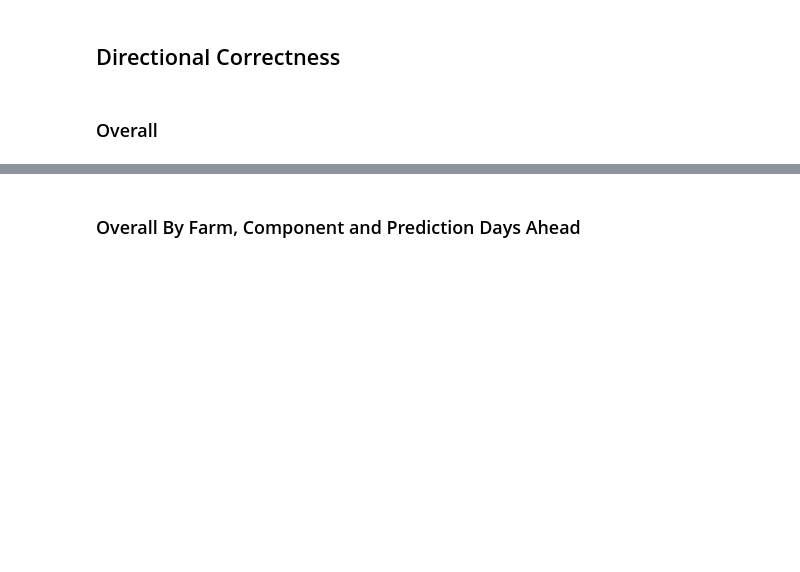
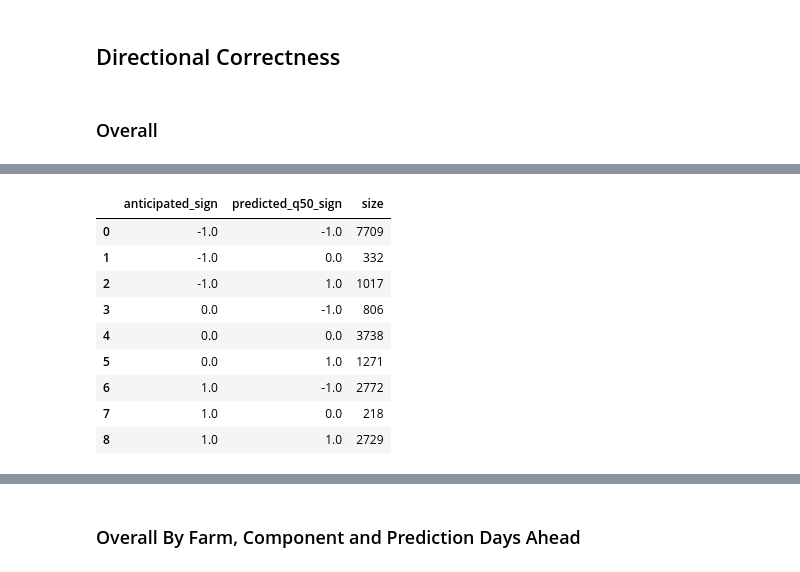
Before and after one commit to pmccarthy-bowery/analyses, a Jupyter notebook: 20220707 - Inflight Backfill vs Actual.ipynb, the cells around one changed output, grey strips where cells are left out. Saved outputs shown, nothing was run; the diff lists cells and outputs as text; code cells hidden in the pictures; blank space fills up the shorter version.

```diff
--- a/20220707 - Inflight Backfill vs Actual.ipynb
+++ b/20220707 - Inflight Backfill vs Actual.ipynb
@@ -124,3 +122,37 @@ array([[7221,  310,  961],
+# %%
+N_PREDICTION_DAYS_AHEAD = 5
+
+directional_confusion_matrix_interpretation = (
+    data_df
+    .query('PREDICTION_DAYS_AHEAD <= @N_PREDICTION_DAYS_AHEAD')
+    .filter(items=['FARM_ID',
+                   'FACT_DATE',
+                   'COMPONENT_ID',
+                   'COMPONENT_NAME',
+                   'ANTICIPATED_SHORTFALL_LBS',
+                   'PREDICTED_SHORTFALL_LBS_Q10',
+                   'PREDICTED_SHORTFALL_LBS_Q50',
+                   'PREDICTED_SHORTFALL_LBS_Q90'
+                  ])
+    .assign(anticipated_sign = lambda x: x['ANTICIPATED_SHORTFALL_LBS'].apply(np.sign))
+    .assign(predicted_q50_sign = lambda x: x['PREDICTED_SHORTFALL_LBS_Q50'].apply(np.sign))
+
+    .groupby(['anticipated_sign','predicted_q50_sign'],as_index=False)
+    .size()
+)
+
+directional_confusion_matrix_interpretation
+# %% [output]
+|  | anticipated_sign | predicted_q50_sign | size |
+| 0 | -1.0 | -1.0 | 7709 |
+| 1 | -1.0 | 0.0 | 332 |
+| 2 | -1.0 | 1.0 | 1017 |
+| 3 | 0.0 | -1.0 | 806 |
+| 4 | 0.0 | 0.0 | 3738 |
+| 5 | 0.0 | 1.0 | 1271 |
+| 6 | 1.0 | -1.0 | 2772 |
+| 7 | 1.0 | 0.0 | 218 |
+| 8 | 1.0 | 1.0 | 2729 |
 # %%
 (directional_confusion_matrix / (directional_confusion_matrix.sum(axis=None))).round(2)
 # %% [output]
```
Also changed, not shown: parts of 18 cells of this notebook.
